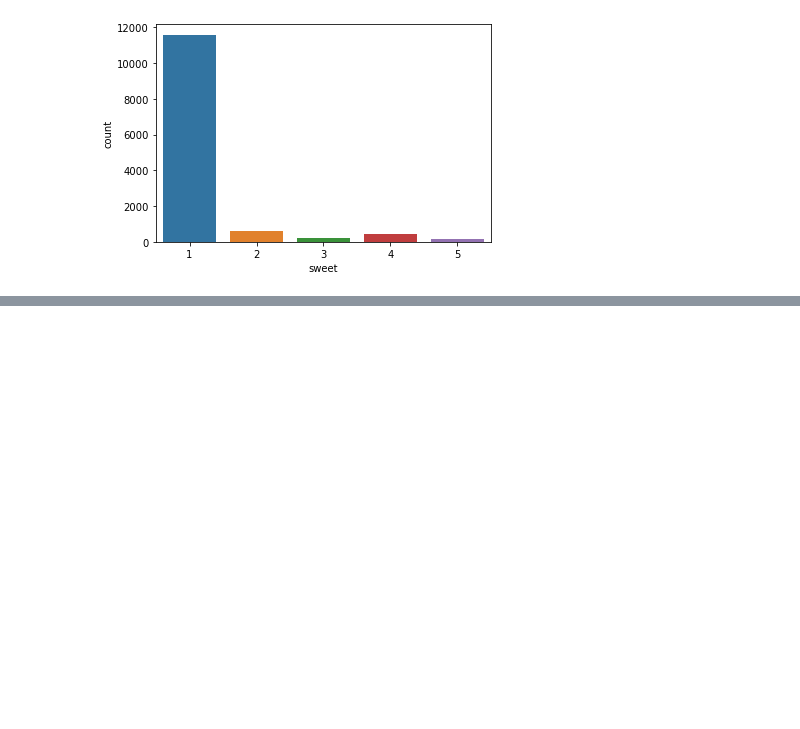
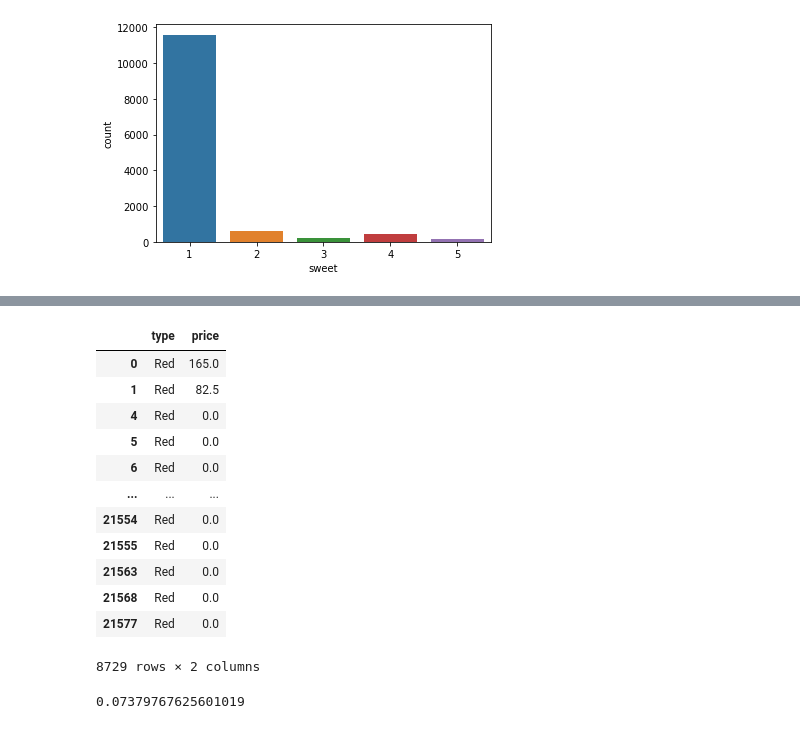
Before and after one commit to Marta-uzcanga/mid_bootcamp_lab, a Jupyter notebook: files for project/Model_and_hyp_testing.ipynb, the cells around one changed output, grey strips where cells are left out. Drawn from its saved outputs; the diff is of its cells as text; code cells hidden in the pictures; blank space fills up the shorter version.

```diff
--- a/files for project/Model_and_hyp_testing.ipynb
+++ b/files for project/Model_and_hyp_testing.ipynb
@@ -870,0 +891,17 @@ dtype: float64
+# %%
+red = type_price.apply(lambda row: row[type_price['type'].isin(['Red'])])
+display(red)
+# %% [output]
+|  | type | price |
+| 0 | Red | 165.0 |
+| 1 | Red | 82.5 |
+| 4 | Red | 0.0 |
+| 5 | Red | 0.0 |
+| 6 | Red | 0.0 |
+| ... | ... | ... |
+| 21554 | Red | 0.0 |
+| 21555 | Red | 0.0 |
+| 21563 | Red | 0.0 |
+| 21568 | Red | 0.0 |
+| 21577 | Red | 0.0 |
+8729 rows × 2 columns
@@ -870,0 +933,4 @@ dtype: float64
+# %%
+get_statistic(red['price'],white['price'])
+# %% [output]
+0.07379767625601019
```
Also changed, not shown: parts of 18 cells of this notebook.
